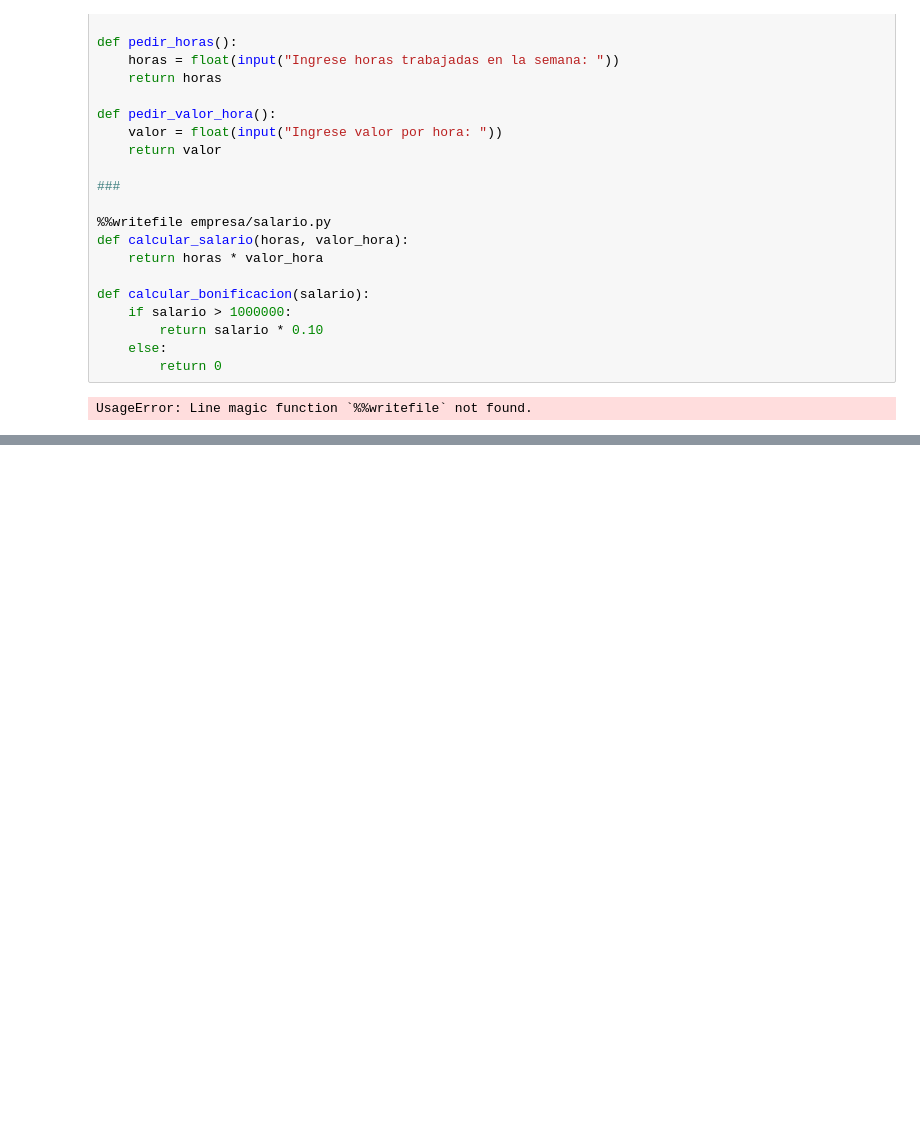
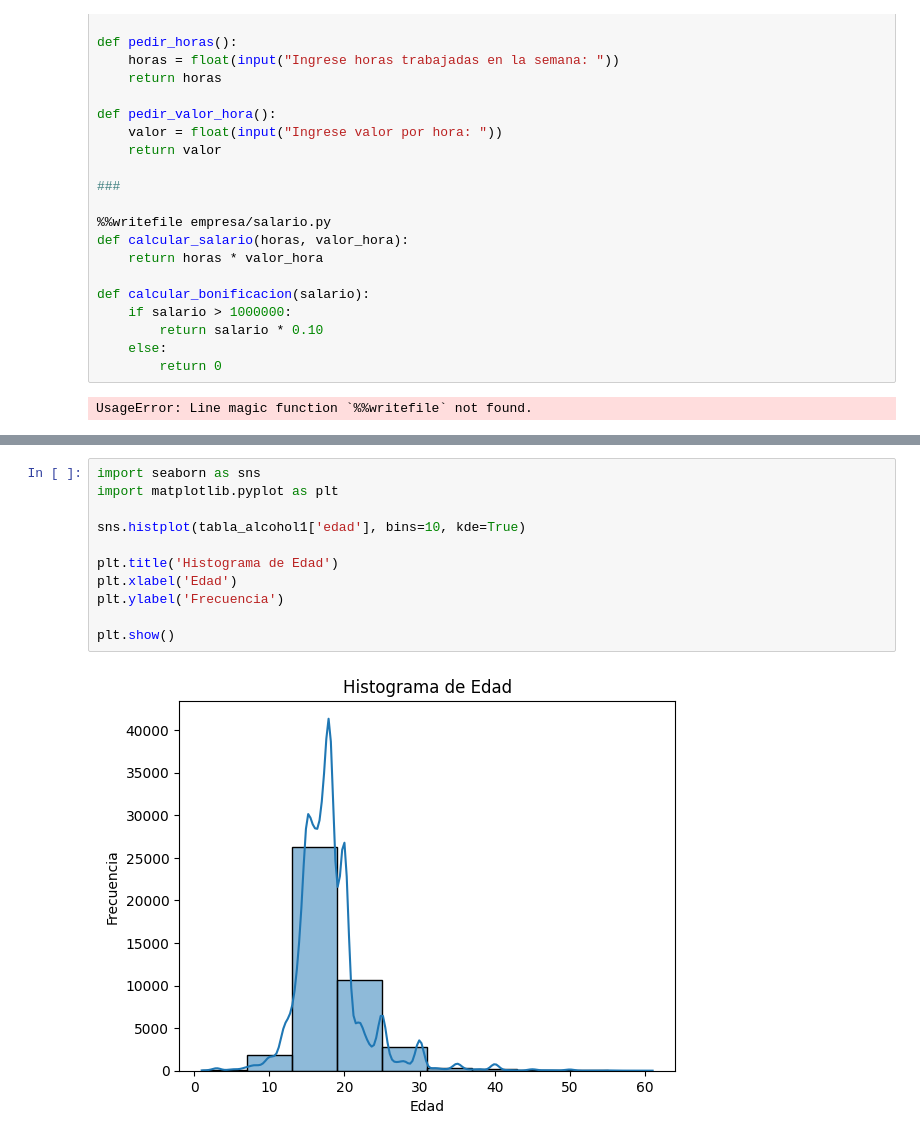
Before and after one commit to joseydyrueda-code/programacion1, a Jupyter notebook: Untitled4.ipynb, the cells around one changed output, grey strips where cells are left out. Saved outputs shown, nothing was run; the diff lists cells and outputs as text; blank space fills up the shorter version.

```diff
--- a/Untitled4.ipynb
+++ b/Untitled4.ipynb
@@ -1628,0 +1862,13 @@ UsageError: Line magic function `%%writefile` not found.
+# %%
+import seaborn as sns
+import matplotlib.pyplot as plt
+
+sns.histplot(tabla_alcohol1['edad'], bins=10, kde=True)
+
+plt.title('Histograma de Edad')
+plt.xlabel('Edad')
+plt.ylabel('Frecuencia')
+
+plt.show()
+# %% [output]
+[figure, added]
```
Also changed, not shown: parts of 29 cells of this notebook.
